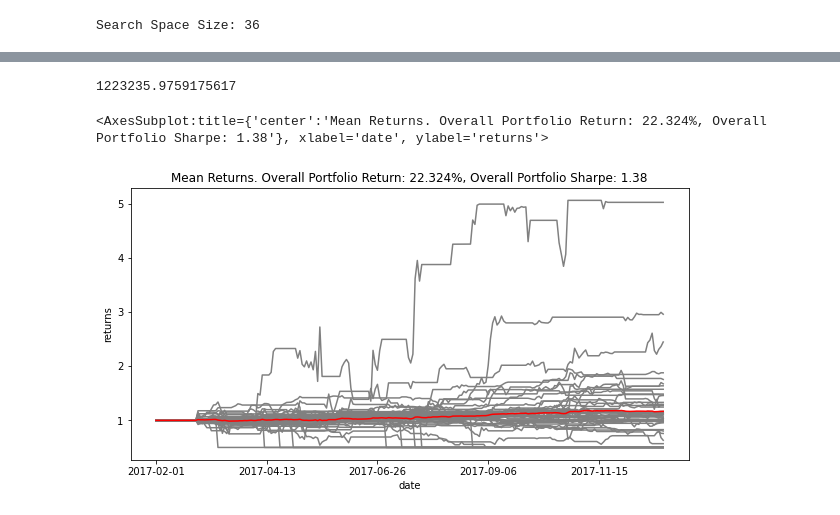
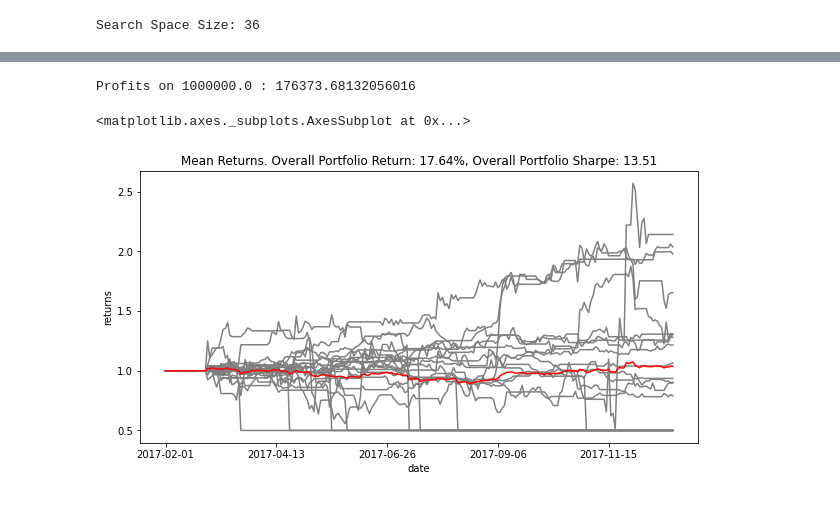
Before and after one commit to stan257/pairs_trading, a Jupyter notebook: trading_pairs/trading_pairs.ipynb, the cells around one changed output, grey strips where cells are left out. Cells and saved outputs as stored; diff of their text form; code cells hidden in the pictures.

Commit message:
Finished pairs trading project

```diff
--- a/trading_pairs/trading_pairs.ipynb
+++ b/trading_pairs/trading_pairs.ipynb
@@ -299,7 +301,7 @@ def get_coint_pairs(ticker_data, significance=0.01):
   N = ticker_data.shape[1]
 
   # We limit this since clusters are rather big
-  first_N = 15
+  first_N = 10
   pairs = []
   tickers = ticker_data.keys()
   for i in range(first_N):
@@ -492,17 +486,10 @@ def compute_returns(investment, ticker_a, ticker_b, data):
     # Equity curve
     portfolio['Returns'] = (1.0 + portfolio['Returns']).cumprod()
 
-    # EDIT: тук как променяме sharpe ratio-то по-долу?
-    # (в случай, че сме излезли от позицията)
+
     mu = portfolio['Returns'].mean()
     sigma = portfolio['Returns'].std()
-    sharpe = np.sqrt(250)*((mu)/sigma) - INTEREST_RATE
-
-    # EDIT: тук деля на 100,  че беше *100 (realno kak go smqtame tova :D)
-    # ще сменя формулата защото тази дава 2000% ако не деля на 100 и
-    # ако сме много under и накрая се вдигнем нагоре пак ще го изкара отрицателно
-    # returns_to_date = mu*len(portfolio.index)/100
-
+    sharpe = ((mu- INTEREST_RATE)/sigma)
 
 
     # Calculate if Stop Loss Condition has been met
@@ -510,8 +497,9 @@ def compute_returns(investment, ticker_a, ticker_b, data):
     if loss_indices.any():
         terminate_after = min(loss_indices)
         portfolio.at[terminate_after:, 'Returns'] = MAX_PERCENTAGE_LOSS/100
-#         returns_to_date = -MAX_PERCENTAGE_LOSS/100 # с новата формула нямаме нужда от това
-
+        new_mu = portfolio['Returns'].mean()
+        new_sigma = portfolio['Returns'].std()
+        sharpe = ((new_mu- INTEREST_RATE)/new_sigma)
 
 
     # Calculate Portfolio
@@ -765,12 +745,12 @@ class PairsTrading:
       portfolio['Returns'].replace(-1.0, 0.0, inplace = True)
 
 
-      # Computing relevant statistics (TO COMPLETE LATER)
+      # Computing relevant statistics
       mu = portfolio['Returns'].mean()
       sigma = portfolio['Returns'].std()
       # Sharpe Ratio Annualized (250 trading days)
-      sharpe = np.sqrt(250)*(mu)/sigma - self.interest_rate
-#       returns_to_date = mu*len(portfolio.index)*100
+      sharpe = np.sqrt(250)*(mu- self.interest_rate)/sigma
+
 
 
       # Equity curve
@@ -779,7 +759,10 @@ class PairsTrading:
       if loss_indices.any():
         terminate_after = min(loss_indices)
         portfolio.at[terminate_after:, 'Returns'] = self.MAX_PERCENTAGE_LOSS/100
-#         returns_to_date = -self.MAX_PERCENTAGE_LOSS
+        new_mu = portfolio['Returns'].mean()
+        new_sigma = portfolio['Returns'].std()
+        sharpe = np.sqrt(250)*((new_mu- INTEREST_RATE)/new_sigma)
+
 
       portfolio['Trade Returns'] = portfolio['Total'].pct_change()
       portfolio['Portfolio Value'] = investment*portfolio['Returns']
@@ -795,7 +778,7 @@ class PairsTrading:
               plt.title("Pair ({},{}), Profit to Date: {}%, Sharpe Ratio: {}".format(
                         ticker_a,
                         ticker_b,
-                        np.around(returns_to_date, 3),
+                        np.around(returns_to_date, 2),
                         np.around(sharpe, 2)
                         ))
               plt.show()
@@ -1015,24 +995,33 @@ basket.head(10)
-# %%
-sum(basket['money_after'])
-# %% [output]
-1223235.9759175617
+# %%
+# Profits
+print("Profits on {} investment :".format(initial_investment), sum(basket['money_after'])-initial_investment)
+# %% [output]
+Profits on 1000000.0 : 176373.68132056016
 # %%
 color_dict = {x:'#808080' for x in portfolios.columns} # Grey
 
 portfolios['mean'] = portfolios.mean(axis=1)
 color_dict['mean'] = '#FF0000' # Red
 
-basket_sharpe = sum(basket['sharpe']*basket['weights'])
+weighted_portfolios = portfolios.copy() # Introduced to compute basket sharpe ratio below
+
+for basket_pair in portfolios.columns:
+  if basket_pair!="mean":
+    weighted_portfolios[basket_pair] = weighted_portfolios[basket_pair]*basket['weights'][basket_pair]
+
+weighted_portfolios['sum'] = weighted_portfolios.sum(axis=1)
+
+basket_sharpe = (weighted_portfolios['sum'].mean() - INTEREST_RATE)/weighted_portfolios['sum'].std()
 overall_return =  ((sum(basket['money_after'])-investment)/investment)*100
 
 
 portfolios.iloc[22:].plot(color=color_dict,
                           legend=False,
                           figsize=(10,5),
                           xlabel='date',
                           ylabel='returns',
-                          title = "Mean Returns. Overall Portfolio Return: {}%, Overall Portfolio Sharpe: {}".format(np.around(overall_return, 3),
+                          title = "Mean Returns. Overall Portfolio Return: {}%, Overall Portfolio Sharpe: {}".format(np.around(overall_return, 2),
                                                                    np.around(basket_sharpe,2)))
 # %% [output]
-<AxesSubplot:title={'center':'Mean Returns. Overall Portfolio Return: 22.324%, Overall Portfolio Sharpe: 1.38'}, xlabel='date', ylabel='returns'>
+<matplotlib.axes._subplots.AxesSubplot at 0x...>
-[figure, old version]
+[figure, new version]
```
Also changed, not shown: parts of 64 cells of this notebook.
